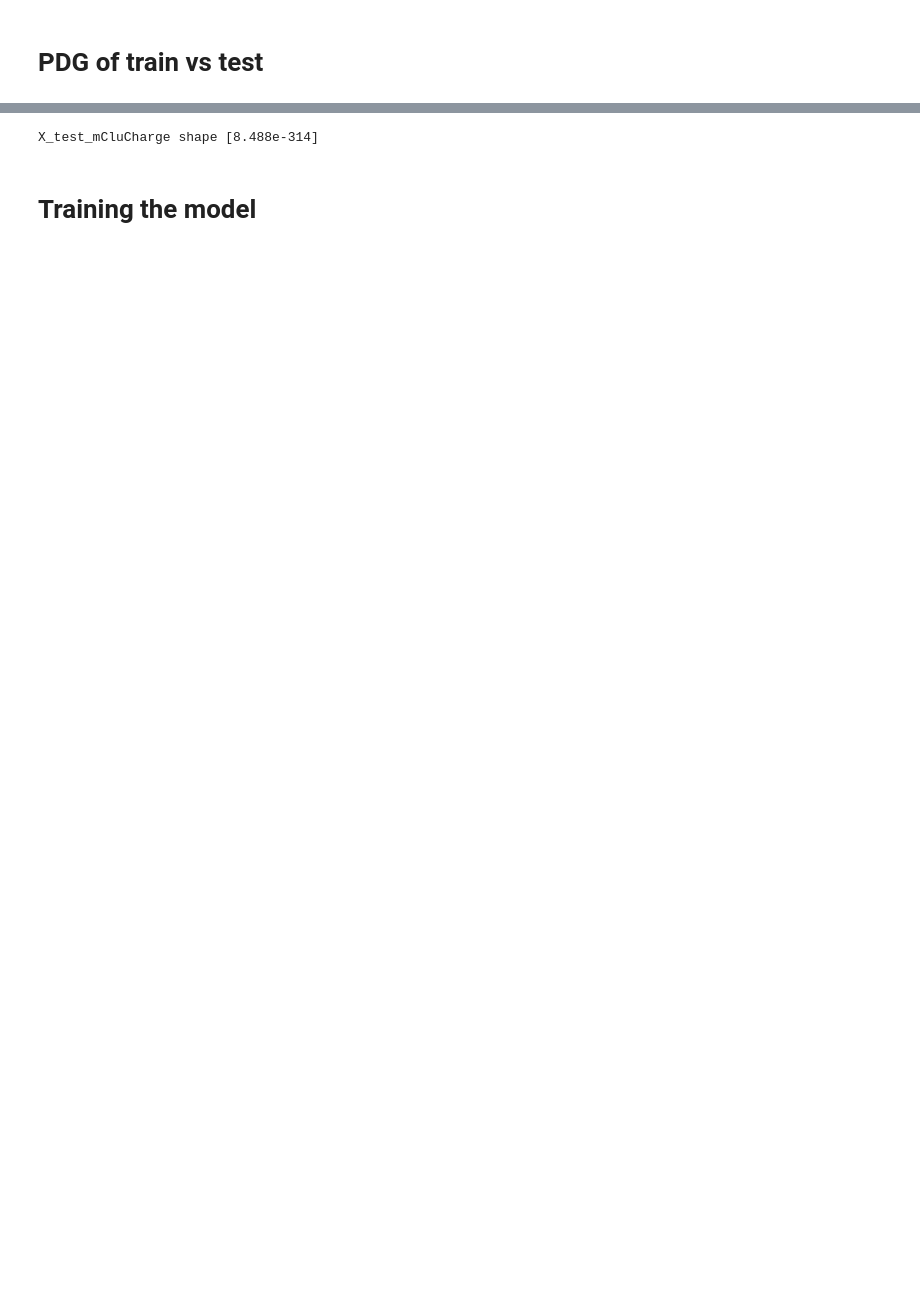
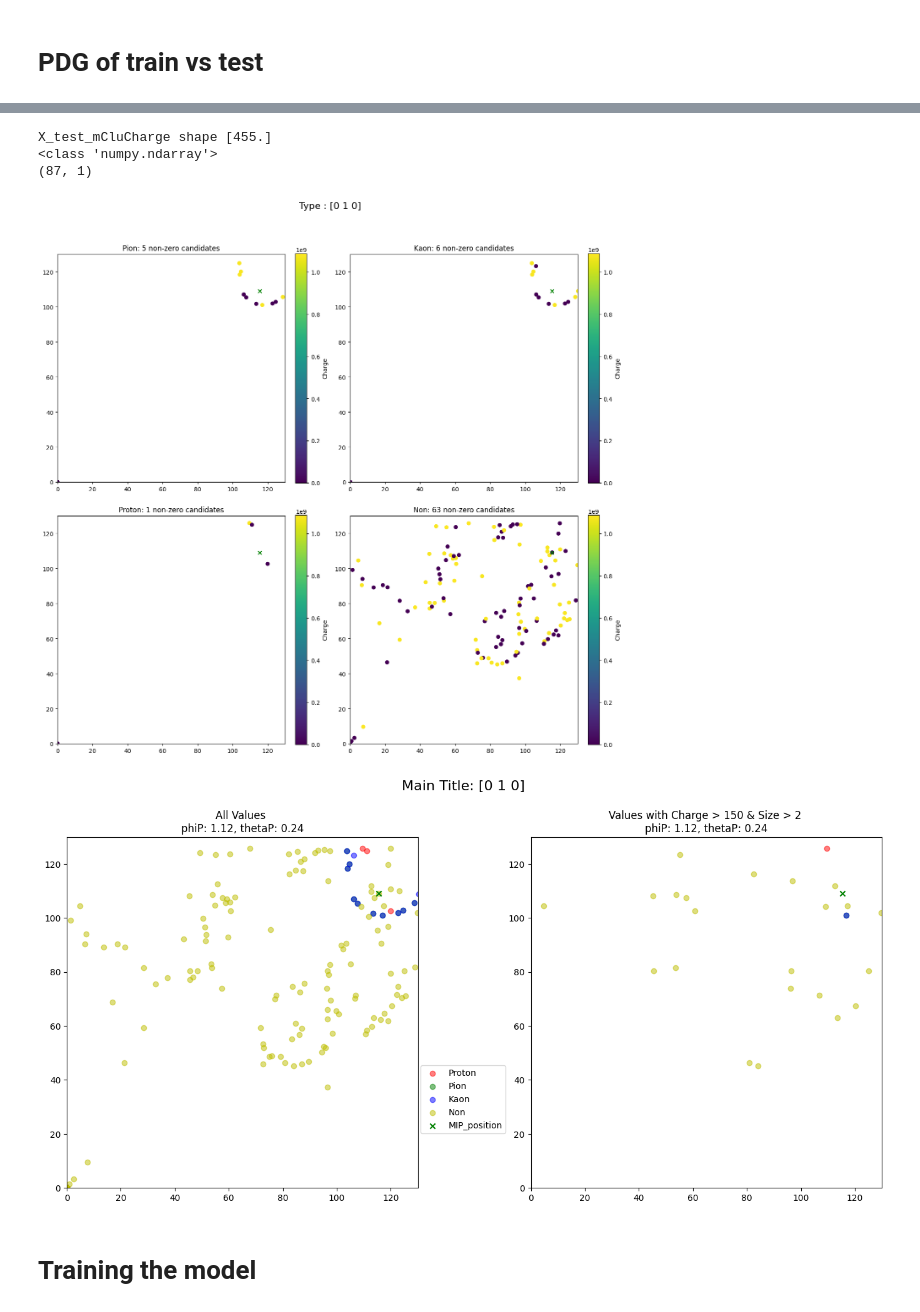
Before and after one commit to eflatlan/CNN_PID, a Jupyter notebook: Segmentation_HMPID.ipynb, the cells around one changed output, grey strips where cells are left out. Drawn from its saved outputs; the diff is of its cells as text; code cells hidden in the pictures; blank space fills up the shorter version.

```diff
--- a/Segmentation_HMPID.ipynb
+++ b/Segmentation_HMPID.ipynb
@@ -76,6 +76,8 @@ def plot_individual_types(idx, x_pion, x_kaon, x_proton, x_non, MIP_charge, MIP_
     titles = [ "Pion", "Kaon", "Proton", "Non"]
     non_zero_counts = count_non_zero_charges(datasets, idx, titles)
 
+    print(type(X_test_mCluCharge))
+    print(X_test_mCluCharge.shape)
 
     mip_charge = MIP_charge[idx]
 
@@ -92,7 +94,8 @@ def plot_individual_types(idx, x_pion, x_kaon, x_proton, x_non, MIP_charge, MIP_
     xr, yr = RAD_position[idx]
 
     label_type = y_train[idx]
-    fig.suptitle(f"Type : {label_type}  MIP Charge: {mip_charge:.2f}", fontsize=16)
+    #fig.suptitle(f"Type : {label_type}  MIP Charge: {mip_charge:.2f}", fontsize=16)
+    fig.suptitle(f"Type : {label_type} ", fontsize=16)
 
 
     cmap = plt.get_cmap('viridis')
@@ -1829,22 +1699,28 @@ plt.show()
 #                    X_train_non_candidates,X_train_mCluSize, X_train_mip_position, X_train_rad_position, X_train_phi, X_train_theta, y_train)
 # %%
 #plot_combined_types(1, X_train_pion_candidates, X_train_kaon_candidates, X_train_proton_candidates, X_train_non_candidates)
-#plot_individual_types(5, X_train_pion_candidates, X_train_kaon_candidates, X_train_proton_candidates, X_train_non_candidates)
+# plot_individual_types(5, X_train_pion_candidates, X_train_kaon_candidates, X_train_proton_candidates, X_train_non_candidates)
 
-index = 1
+index = 4
 X_train_mCluCharge = X_train["X_train_mCluCharge"]
 X_train_mCluSize = X_train["X_train_mCluSize"]
 X_test_mCluCharge = X_test["X_test_mCluCharge"]
 X_test_mCluSize = X_test["X_test_mCluSize"]
 
 print(f"X_test_mCluCharge shape {X_test_mCluCharge[1]}")
 
-# plot_individual_types(index, X_test_pion_candidates, X_test_kaon_candidates, X_test_proton_candidates, X_test_non_candidates,X_test_mCluCharge ,X_test_mip_position, X_test_rad_position, y_test, True)
-
-# plot_individual_types(index, X_test_pion_candidates, X_test_kaon_candidates, X_test_proton_candidates, X_test_non_candidates,X_test_mip_position, X_test_rad_position, y_test, False)
+#def plot_individual_types(idx, x_pion, x_kaon, x_proton, x_non, MIP_charge, MIP_position, RAD_position, y_train, log_scale):
+plot_individual_types(idx = index, x_pion = X_test_pion_candidates, x_kaon = X_test_kaon_candidates, x_proton = X_test_proton_candidates, x_non =  X_test_non_candidates, MIP_charge = X_test_mCluCharge, MIP_position =  X_test_mip_position, RAD_position = X_test_rad_position, y_train = y_test, log_scale = False)
 
 
-# plot_combined_types3(index, X_test_pion_candidates, X_test_kaon_candidates, X_test_proton_candidates, X_test_non_candidates,X_test_mip_position, X_test_rad_position, X_test_phi, X_test_theta, y_test)
-#plot_combined_types(index, X_test_pion_candidates, X_test_kaon_candidates, X_test_proton_candidates, X_test_non_candidates,X_test_mip_position, X_test_rad_position, X_test_phi, X_test_theta, y_test)
+#def plot_combined_types(i, x_pion, x_kaon, x_proton, x_non, MIP_position, RAD_position, phiP, thetaP, y_train):
+plot_combined_types(index, X_test_pion_candidates, X_test_kaon_candidates, X_test_proton_candidates, X_test_non_candidates,X_test_mip_position, X_test_rad_position, X_test_phi, X_test_theta, y_train = y_test)
+
+
+#plot_combined_types3(index, X_test_pion_candidates, X_test_kaon_candidates, X_test_proton_candidates, X_test_non_candidates,X_test_mip_position, X_test_rad_position, X_test_phi, X_test_theta, y_test)
 # %% [output]
-X_test_mCluCharge shape [8.488e-314]
+X_test_mCluCharge shape [455.]
+<class 'numpy.ndarray'>
+(87, 1)
+[figure, added]
+[figure, added]
```
Also changed, not shown: parts of 17 cells of this notebook.
